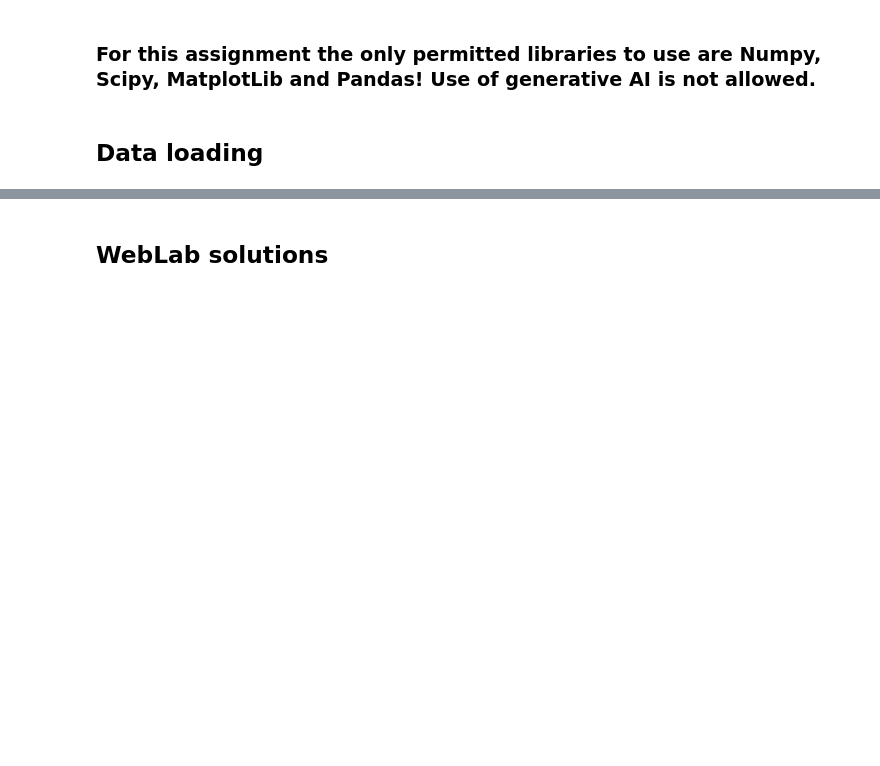
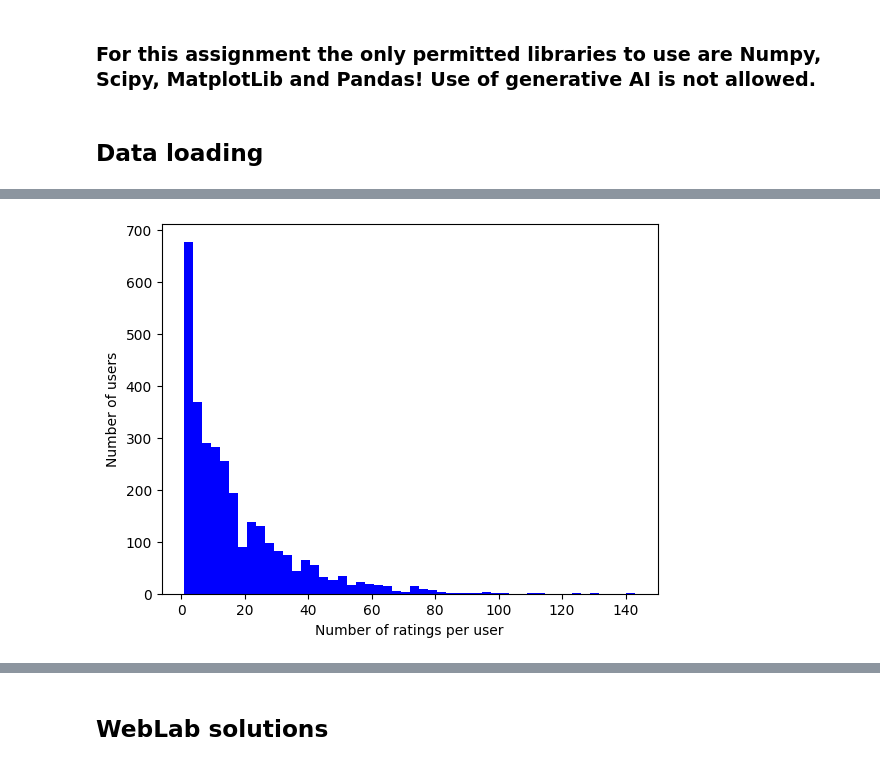
Before and after one commit to SineNomine998/DM_Lab2_Recommendation, a Jupyter notebook: dm_2026_lab_assignment_2_pipeline.ipynb, the cells around one changed output, grey strips where cells are left out. Saved outputs shown, nothing was run; the diff lists cells and outputs as text; code cells hidden in the pictures; blank space fills up the shorter version.

```diff
--- a/dm_2026_lab_assignment_2_pipeline.ipynb
+++ b/dm_2026_lab_assignment_2_pipeline.ipynb
@@ -38,0 +71,10 @@ plt.pause(0.1)
+# %%
+raters = np.sum(np.isfinite(train_data), axis=1)
+ratees = np.sum(np.isfinite(train_data), axis=0)
+
+plt.hist(raters, bins=50, color='blue')
+plt.xlabel("Number of ratings per user")
+plt.ylabel("Number of users")
+plt.show()
+# %% [output]
+[figure, added]
```
Also changed, not shown: parts of 18 cells of this notebook.
